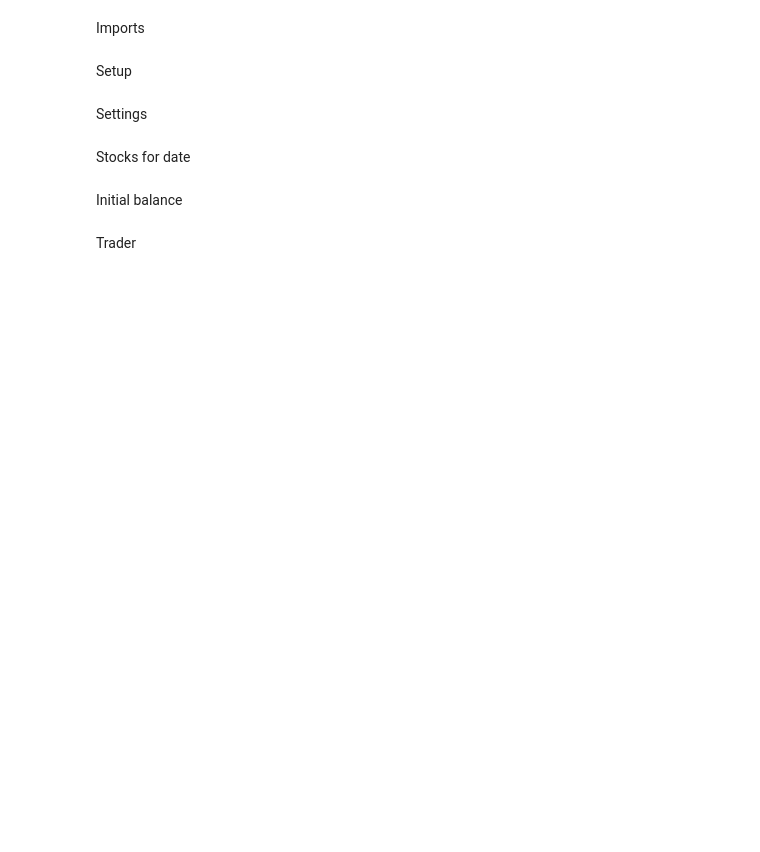
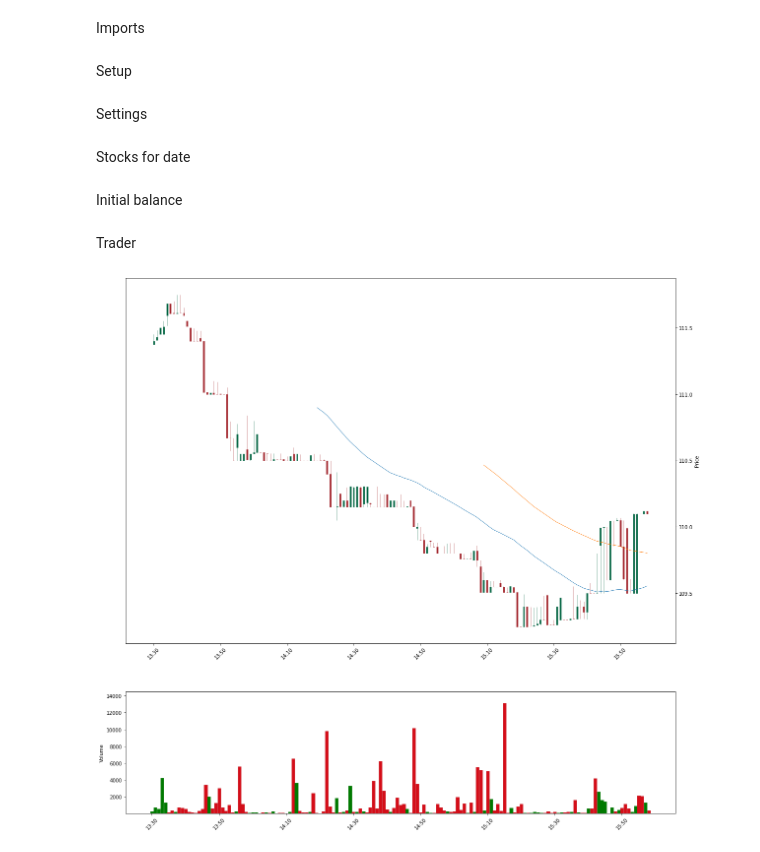
Before and after one commit to Tinkoff/invest-python, a Jupyter notebook: examples/strategies/real-time-render.ipynb, the cells around one changed output. Drawn from its saved outputs; the diff is of its cells as text; code cells hidden in the pictures; blank space fills up the shorter version.

```diff
--- a/examples/strategies/real-time-render.ipynb
+++ b/examples/strategies/real-time-render.ipynb
@@ -39,7 +39,7 @@ token =
 # %% [markdown]
 Settings
 # %%
-figi = ShareId("USD000UTSTOM")
+figi = ShareId("BBG0013HGFT4")
 account_id = AccountId("1337007228")
 settings = MovingAverageStrategySettings(
     share_id=figi,
@@ -69,38 +69,43 @@ Trader
 # %%
 with MockedSandboxClient(
     token=token,
+    balance=balance,
 ) as mocked_services:
     account_manager = AccountManager(
         services=mocked_services, strategy_settings=settings
     )
     state = MovingAverageStrategyState()
     strategy = MovingAverageStrategy(
         settings=settings,
         account_manager=account_manager,
         state=state,
     )
     supervisor = MovingAverageStrategySupervisor()
     signal_executor = MovingAverageSignalExecutor(
         services=mocked_services,
         state=state,
         settings=settings,
     )
     moving_average_strategy_trader = MovingAverageStrategyTrader(
         strategy=strategy,
         settings=settings,
         services=mocked_services,
         state=state,
         signal_executor=signal_executor,
         account_manager=account_manager,
         supervisor=supervisor,
     )
     plotter = MovingAverageStrategyPlotter(settings=settings)
 
     initial_balance = account_manager.get_current_balance()
 
     for i in range(50):
         logger.info("Trade %s", i)
-        moving_average_strategy_trader.trade()
-
         events = list(supervisor.get_events())
         plotter.plot(events)
+        try:
+            moving_average_strategy_trader.trade()
+        except Exception:
+            pass
+# %% [output]
+[figure, added]
```
Also changed, not shown: parts of 1 cell of this notebook, 5 other files.
